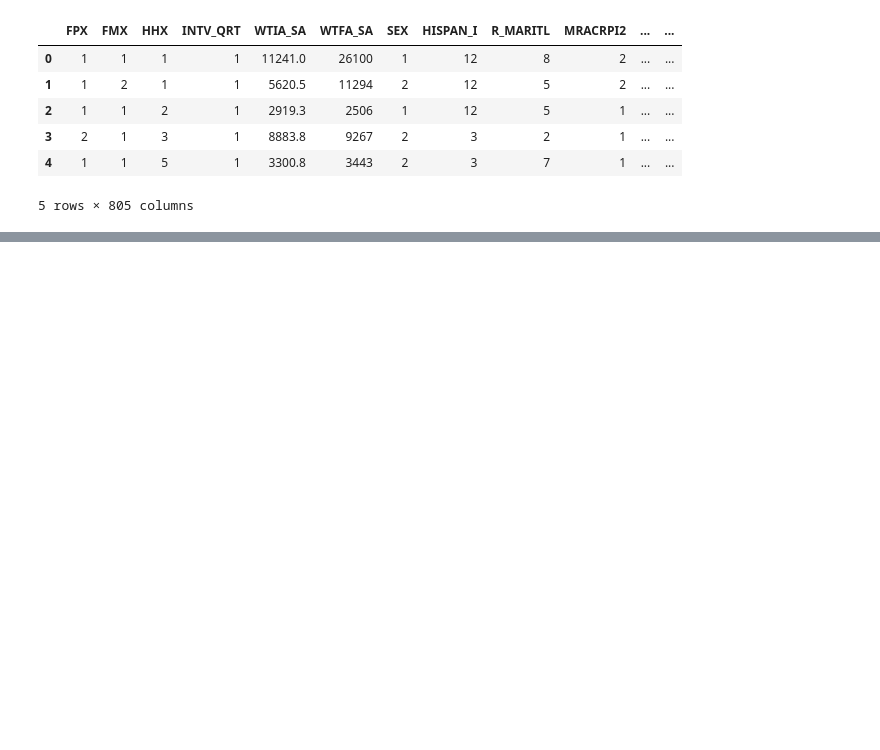
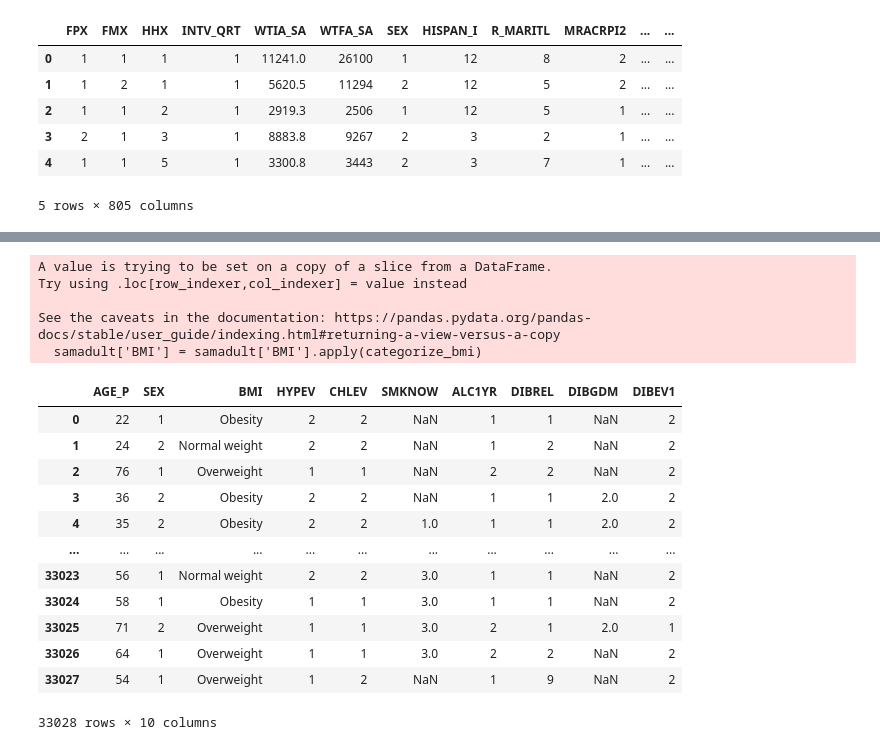
Before and after one commit to HLSL200/ORIE-5160-Midterm-Project, a Jupyter notebook: ORIE_5160_Midterm_Project.ipynb, the cells around one changed output, grey strips where cells are left out. Cells and saved outputs as stored; diff of their text form; code cells hidden in the pictures; blank space fills up the shorter version.

```diff
--- a/ORIE_5160_Midterm_Project.ipynb
+++ b/ORIE_5160_Midterm_Project.ipynb
@@ -218,0 +215,4 @@ samadult.head()
+# %%
+# Find BMI column doesn't have decimal point. Add it in
+samadult['BMI']=samadult['BMI']/100
+samadult.head()
@@ -218,0 +235,35 @@ samadult.head()
+# %%
+#Suspect outlier in BMI column (such as BMI = 99.99)
+#Convert the BMI into category to reduce the impact
+
+def categorize_bmi(bmi):
+    if bmi < 18.5:
+        return 'Underweight'
+    elif 18.5 <= bmi < 25:
+        return 'Normal weight'
+    elif 25 <= bmi < 30:
+        return 'Overweight'
+    else:
+        return 'Obesity'
+
+samadult['BMI'] = samadult['BMI'].apply(categorize_bmi)
+samadult
+# %% [output]
+A value is trying to be set on a copy of a slice from a DataFrame.
+Try using .loc[row_indexer,col_indexer] = value instead
+
+See the caveats in the documentation: https://pandas.pydata.org/pandas-docs/stable/user_guide/indexing.html#returning-a-view-versus-a-copy
+  samadult['BMI'] = samadult['BMI'].apply(categorize_bmi)
+|  | AGE_P | SEX | BMI | HYPEV | CHLEV | SMKNOW | ALC1YR | DIBREL | DIBGDM | DIBEV1 |
+| 0 | 22 | 1 | Obesity | 2 | 2 | NaN | 1 | 1 | NaN | 2 |
+| 1 | 24 | 2 | Normal weight | 2 | 2 | NaN | 1 | 2 | NaN | 2 |
+| 2 | 76 | 1 | Overweight | 1 | 1 | NaN | 2 | 2 | NaN | 2 |
+| 3 | 36 | 2 | Obesity | 2 | 2 | NaN | 1 | 1 | 2.0 | 2 |
+| 4 | 35 | 2 | Obesity | 2 | 2 | 1.0 | 1 | 1 | 2.0 | 2 |
+| ... | ... | ... | ... | ... | ... | ... | ... | ... | ... | ... |
+| 33023 | 56 | 1 | Normal weight | 2 | 2 | 3.0 | 1 | 1 | NaN | 2 |
+| 33024 | 58 | 1 | Obesity | 1 | 1 | 3.0 | 1 | 1 | NaN | 2 |
+| 33025 | 71 | 2 | Overweight | 1 | 1 | 3.0 | 2 | 1 | 2.0 | 1 |
+| 33026 | 64 | 1 | Overweight | 1 | 1 | 3.0 | 2 | 2 | NaN | 2 |
+| 33027 | 54 | 1 | Overweight | 1 | 2 | NaN | 1 | 9 | NaN | 2 |
+33028 rows × 10 columns
```
Also changed, not shown: parts of 18 cells of this notebook.
